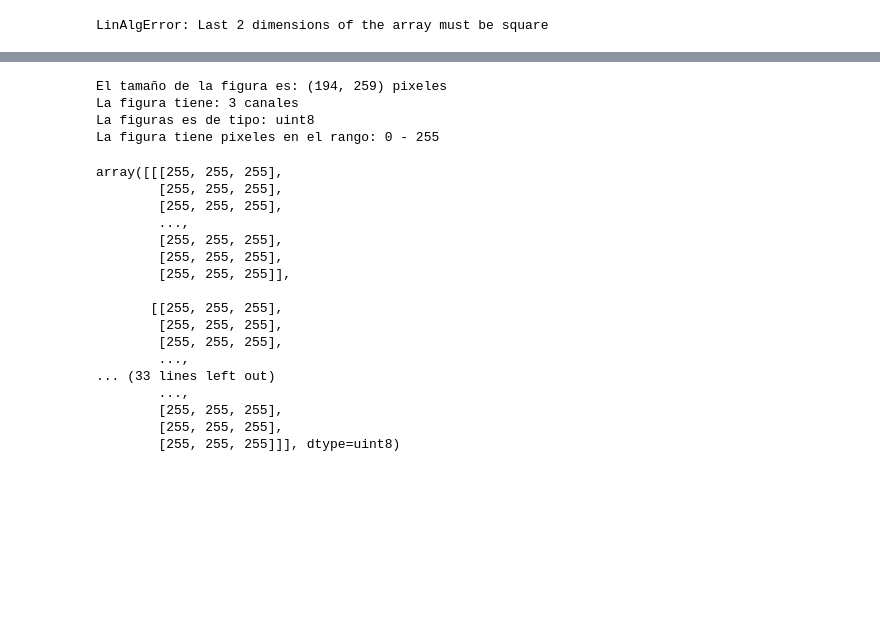
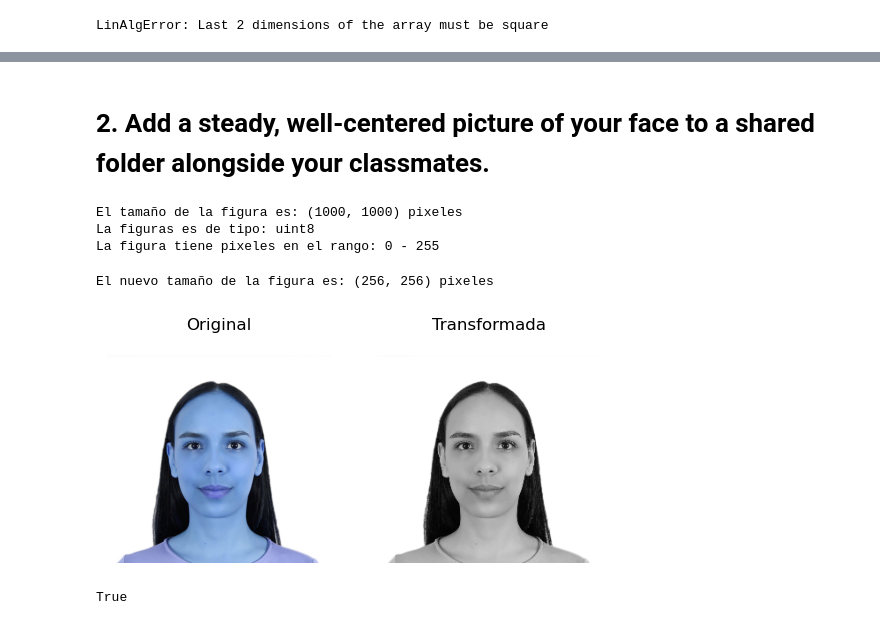
Before and after one commit to melissaortegaa/machine_learning_2, a Jupyter notebook: lab1_dim_red/lab1_dim_red.ipynb, the cells around one changed output, grey strips where cells are left out. Drawn from its saved outputs; the diff is of its cells as text; code cells hidden in the pictures; blank space fills up the shorter version.

```diff
--- a/lab1_dim_red/lab1_dim_red.ipynb
+++ b/lab1_dim_red/lab1_dim_red.ipynb
@@ -92,40 +101,46 @@ import cv2
+# %% [markdown]
+# 2. Add a steady, well-centered picture of your face to a shared folder alongside your classmates.
 # %%
 # Análisis exploratorio de las imágenes
-im = cv2.imread("melissa.jpeg")
+original_img = cv2.imread("melissa_ortega_color.jpeg")
 
 # Definir parámetros
-img_shape = im.shape
-img_size = (im.shape[0], im.shape[1])
-channels = im.shape[2]
-color = 'rgb'
+img_size = (original_img.shape[0], original_img.shape[1])
 
 # Imprimir características de la imágen aleatoria
 print(f"El tamaño de la figura es: {img_size} pixeles" )
-print(f"La figura tiene: {channels} canales")
-print(f"La figuras es de tipo: {im.dtype}")
-print(f"La figura tiene pixeles en el rango: {im.min()} - {im.max()}")
+print(f"La figuras es de tipo: {original_img.dtype}")
+print(f"La figura tiene pixeles en el rango: {original_img.min()} - {original_img.max()}")
 # %% [output]
-El tamaño de la figura es: (194, 259) pixeles
-La figura tiene: 3 canales
+El tamaño de la figura es: (1000, 1000) pixeles
 La figuras es de tipo: uint8
 La figura tiene pixeles en el rango: 0 - 255
-# %%
-im = cv2.resize(im, (254,254))
-# %% [output]
-array([[[255, 255, 255],
-        [255, 255, 255],
-        [255, 255, 255],
-        ...,
-        [255, 255, 255],
-        [255, 255, 255],
-        [255, 255, 255]],
-
-       [[255, 255, 255],
-        [255, 255, 255],
-        [255, 255, 255],
-        ...,
-... (33 lines left out)
-        ...,
-        [255, 255, 255],
-        [255, 255, 255],
-        [255, 255, 255]]], dtype=uint8)
+# %%
+# Redimensionar la imagen
+edited_img = cv2.cvtColor(original_img, cv2.COLOR_BGR2GRAY)
+edited_img = cv2.resize(edited_img, (256, 256))
+img_size_resize = (edited_img.shape[0], edited_img.shape[1])
+print(f"\nEl nuevo tamaño de la figura es: {img_size_resize} pixeles" )
+# %% [output]
+El nuevo tamaño de la figura es: (256, 256) pixeles
+# %%
+# Mostrar la imagen original
+plt.subplot(1, 2, 1)
+plt.imshow(original_img)
+plt.title('Original')
+plt.axis('off')
+
+# Mostrar la imagen transformada
+plt.subplot(1, 2, 2)
+plt.imshow(edited_img, cmap='gray')
+plt.title('Transformada')
+plt.axis('off')
+
+# Mostrar la figura
+plt.show()
+
+# Exportar la imágen
+cv2.imwrite('melissa_ortega.jpg', edited_img)
+# %% [output]
+[figure, added]
+True
```
Also changed, not shown: parts of 24 cells of this notebook, 2 other files.
